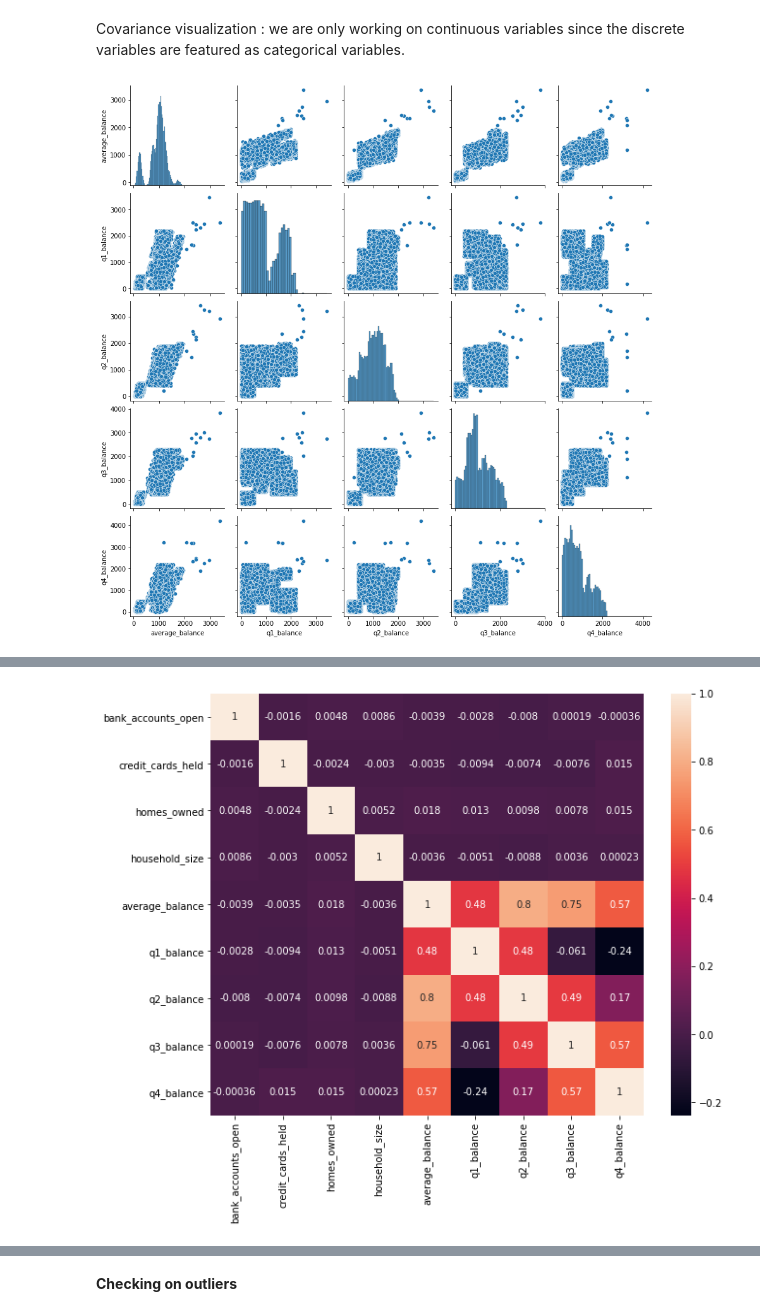
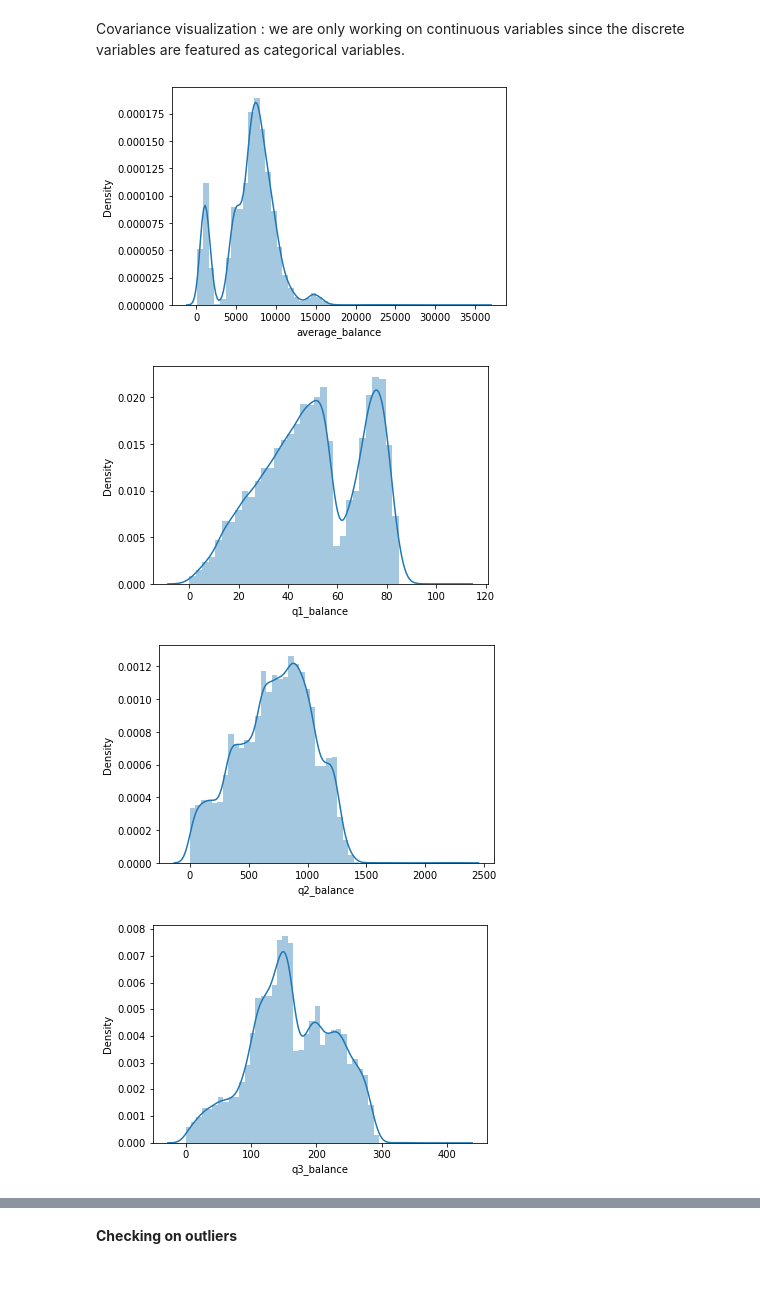
Before and after one commit to diebland/Project-Mid-Term, a Jupyter notebook: Classification_Project.ipynb, the cells around one changed output, grey strips where cells are left out. Drawn from its saved outputs; the diff is of its cells as text; code cells hidden in the pictures; blank space fills up the shorter version.

```diff
--- a/Classification_Project.ipynb
+++ b/Classification_Project.ipynb
@@ -242,12 +211,19 @@ Correlation analysis
 # %% [markdown]
 Covariance visualization :
 we are only working on continuous variables since the discrete variables are featured as categorical variables.
-# %%
-continuous = df.select_dtypes('float64')
-sns.pairplot(continuous)
-
-# save the figure
-# plt.savefig('covariance_account_balance.png', dpi=100, bbox_inches='tight')
-plt.show()
-# %% [output]
-[figure, removed]
+# %%
+#checking distribution of variables
+
+def distribution_distplot(df):
+    for col in df.select_dtypes('float64'):
+        sns.distplot(df[col])
+        # save the figure
+        # plt.savefig('covariance_account_balance.png', dpi=100, bbox_inches='tight')
+        plt.show()
+# %%
+distribution_distplot(df)
+# %% [output]
+[figure, added]
+[figure, added]
+[figure, added]
+[figure, added]
@@ -254,7 +231,6 @@ plt.show()
 # %%
-corr_matrix=df.corr(method='pearson')
-fig, ax = plt.subplots(figsize=(10, 8))
-ax = sns.heatmap(corr_matrix, annot=True)
-plt.show()
+def corr_matrix(df):
+    corr_matrix=df.corr(method='pearson')
+    fig, ax = plt.subplots(figsize=(10, 8))
+    ax = sns.heatmap(corr_matrix, annot=True)
+    plt.show()
-# %% [output]
-[figure, removed]
```
Also changed, not shown: parts of 101 cells of this notebook, 4 other files.
